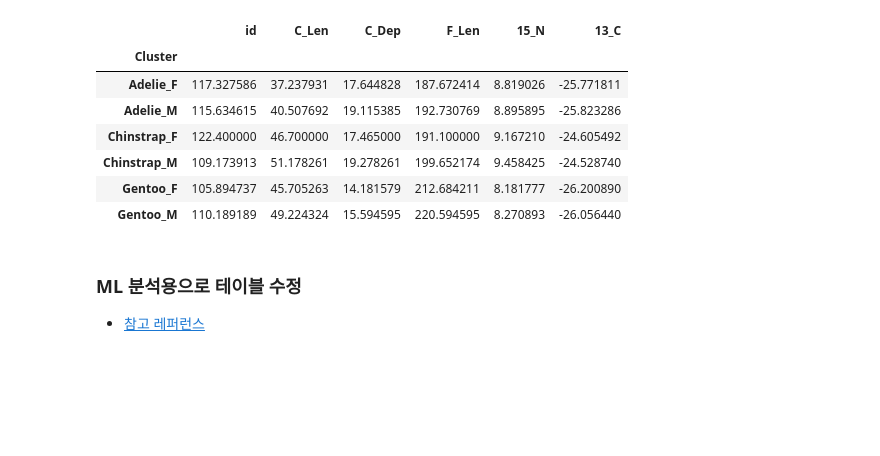
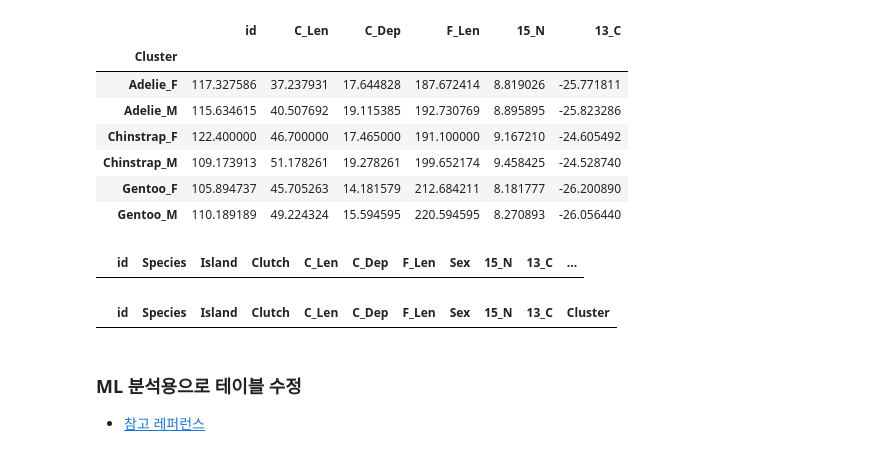
Before and after one commit to E-EE-E/MachineLearning-Study, a Jupyter notebook: Penguin_Weight/wbpark/wbpark_main_0104.ipynb, the cells around one changed output. Saved outputs shown, nothing was run; the diff lists cells and outputs as text; code cells hidden in the pictures; blank space fills up the shorter version.

```diff
--- a/Penguin_Weight/wbpark/wbpark_main_0104.ipynb
+++ b/Penguin_Weight/wbpark/wbpark_main_0104.ipynb
@@ -213,6 +213,12 @@ for col in ['13_C','15_N']:
 | Chinstrap_M | 109.173913 | 51.178261 | 19.278261 | 199.652174 | 9.458425 | -24.528740 |
 | Gentoo_F | 105.894737 | 45.705263 | 14.181579 | 212.684211 | 8.181777 | -26.200890 |
 | Gentoo_M | 110.189189 | 49.224324 | 15.594595 | 220.594595 | 8.270893 | -26.056440 |
+# %%
+display(train_data.loc[train_data.isnull().sum(axis=1).apply(lambda x : x>0)]) # 결측값 1개라도 포함
+display(test_data.loc[test_data.isnull().sum(axis=1).apply(lambda x : x>0)]) # 결측값 1개라도 포함
+# %% [output]
+|  | id | Species | Island | Clutch | C_Len | C_Dep | F_Len | Sex | 15_N | 13_C | ... |
+|  | id | Species | Island | Clutch | C_Len | C_Dep | F_Len | Sex | 15_N | 13_C | Cluster |
 # %% [markdown]
 ### ML 분석용으로 테이블 수정
 
```
Also changed, not shown: parts of 22 cells of this notebook, 7 other files.
